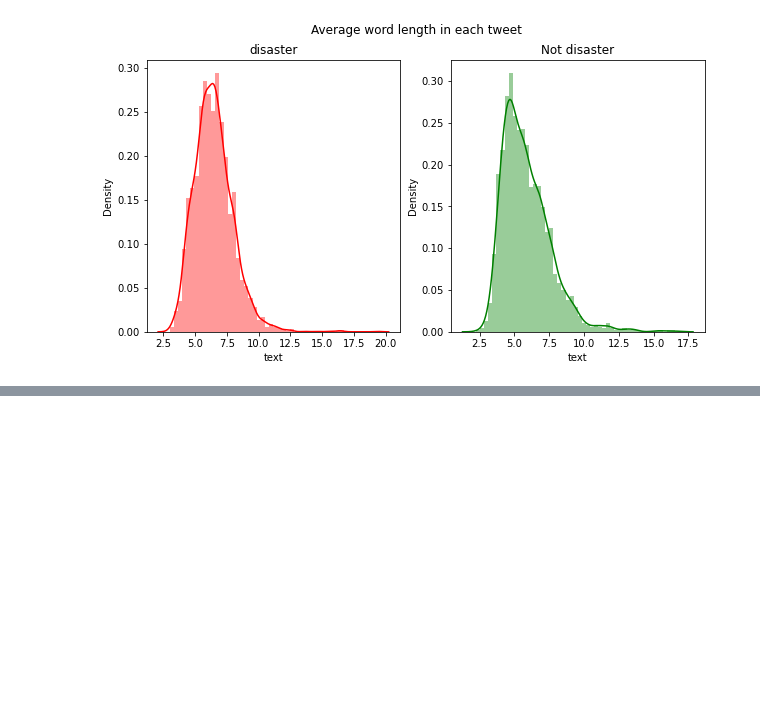
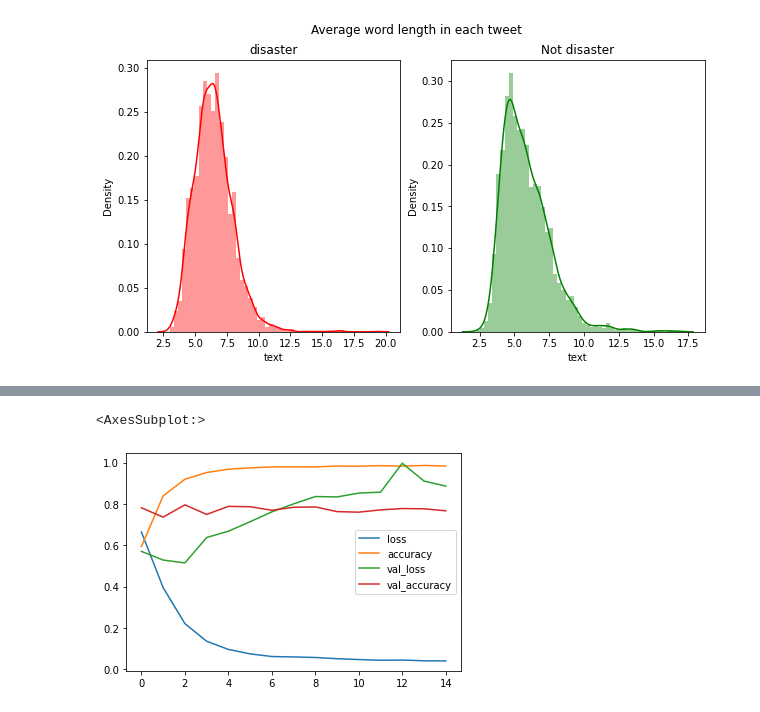
Before and after one commit to mehmetkayaci/RealOrNot_NPL, a Jupyter notebook: dataAnalysis.ipynb, the cells around one changed output, grey strips where cells are left out. Saved outputs shown, nothing was run; the diff lists cells and outputs as text; code cells hidden in the pictures; blank space fills up the shorter version.

```diff
--- a/dataAnalysis.ipynb
+++ b/dataAnalysis.ipynb
@@ -234,0 +216,3 @@ model.summary()
+# %%
+vocab_size=len(word_index)+1
+#embedding_dim = training_padded.shape
@@ -234,0 +223,12 @@ model.summary()
+# %%
+#building model
+
+model = tf.keras.Sequential([
+    tf.keras.layers.Embedding(vocab_size,100,input_length=MAX_LENGTH),
+    tf.keras.layers.GlobalAveragePooling1D(),
+    tf.keras.layers.Dense(64,activation="relu"),
+    tf.keras.layers.Dense(64,activation="relu"),
+    tf.keras.layers.Dense(1,activation="sigmoid")
+])
+
+model.compile(loss="binary_crossentropy",optimizer="adam",metrics=["accuracy"])
@@ -234,0 +256,4 @@ model.summary()
+# %%
+num_epoch = 15
+
+history = model.fit(x=training_padded,y=y_train,epochs=num_epoch,validation_data=(test_padded,y_test),verbose=2)
@@ -234,0 +278,7 @@ model.summary()
+# %%
+lossHistory = pd.DataFrame(model.history.history)
+# %%
+lossHistory.plot()
+# %% [output]
+<AxesSubplot:>
+[figure, added]
```
Also changed, not shown: parts of 26 cells of this notebook, 1 other file.
